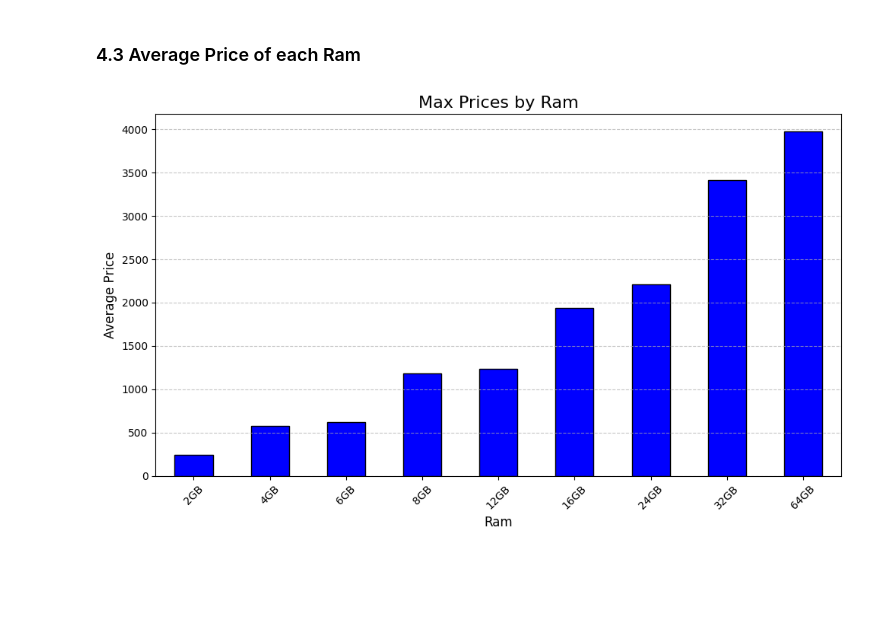
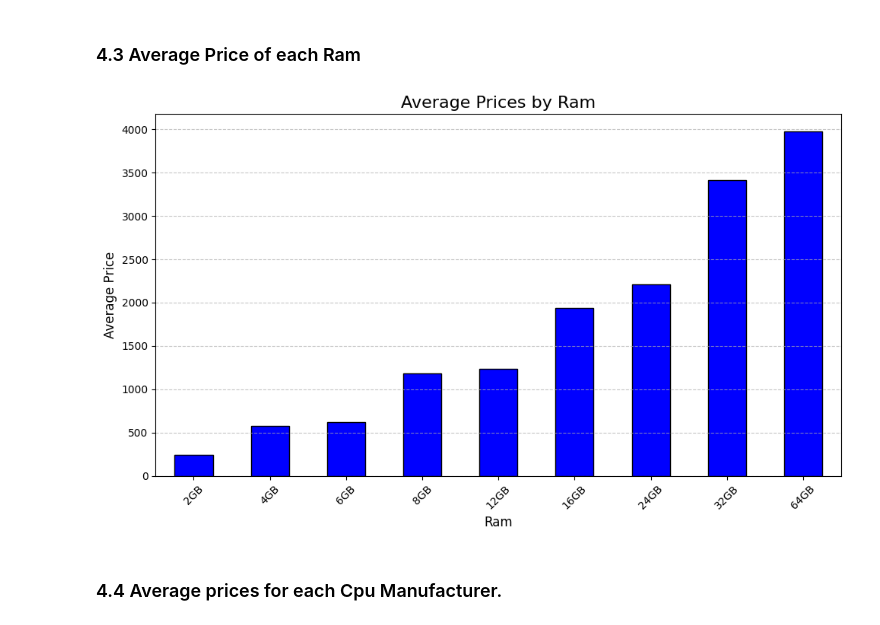
Before and after one commit to Pitou911/laptop-price-prediction, a Jupyter notebook: notebook/EDA.ipynb, the cells around one changed output. Saved outputs shown, nothing was run; the diff lists cells and outputs as text; code cells hidden in the pictures; blank space fills up the shorter version.

```diff
--- a/notebook/EDA.ipynb
+++ b/notebook/EDA.ipynb
@@ -285,16 +287,18 @@ plt.show()
 # %%
 average_prices = df.groupby('Ram')['Price_euros'].mean().sort_values()
 
 plt.figure(figsize=(10, 6))
 average_prices.plot(kind='bar', color='blue', edgecolor='black')
 
-plt.title('Max Prices by Ram', fontsize=16)
+plt.title('Average Prices by Ram', fontsize=16)
 plt.xlabel('Ram', fontsize=12)
 plt.ylabel('Average Price', fontsize=12)
 plt.xticks(rotation=45, fontsize=10)
 plt.grid(axis='y', linestyle='--', alpha=0.7)
 
 plt.tight_layout()
 plt.show()
 # %% [output]
-[figure, old version]
+[figure, new version]
+# %% [markdown]
+### 4.4 Average prices for each Cpu Manufacturer.
```
Also changed, not shown: parts of 10 cells of this notebook.
